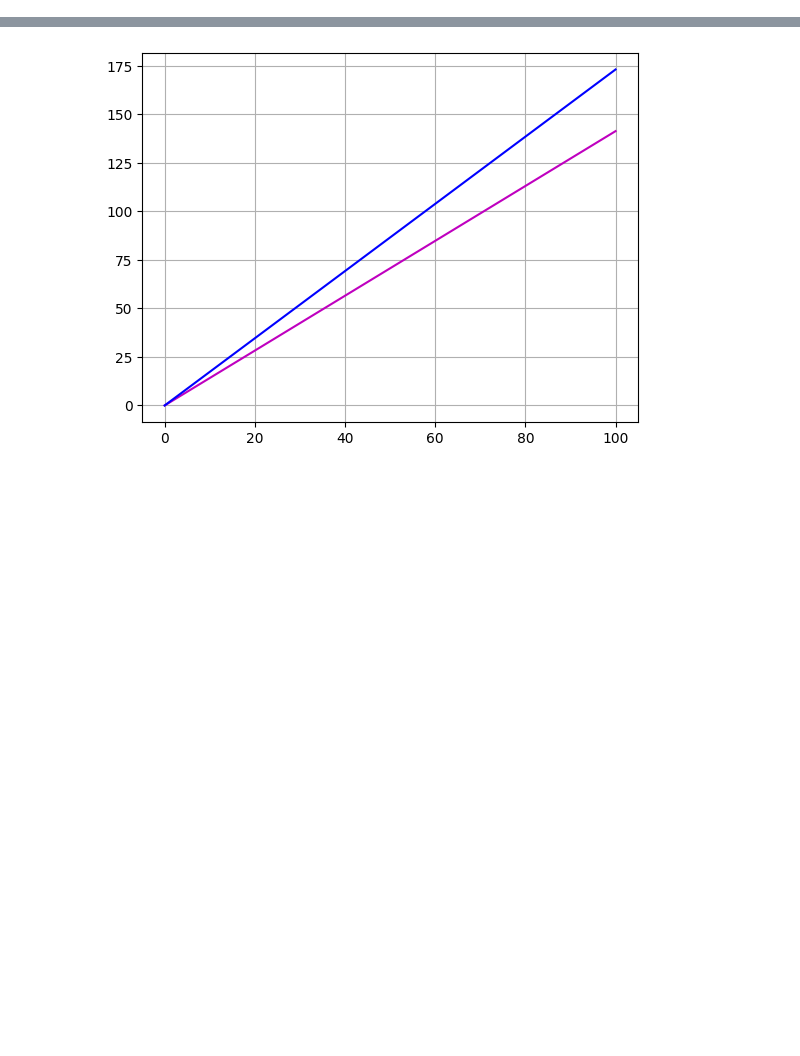
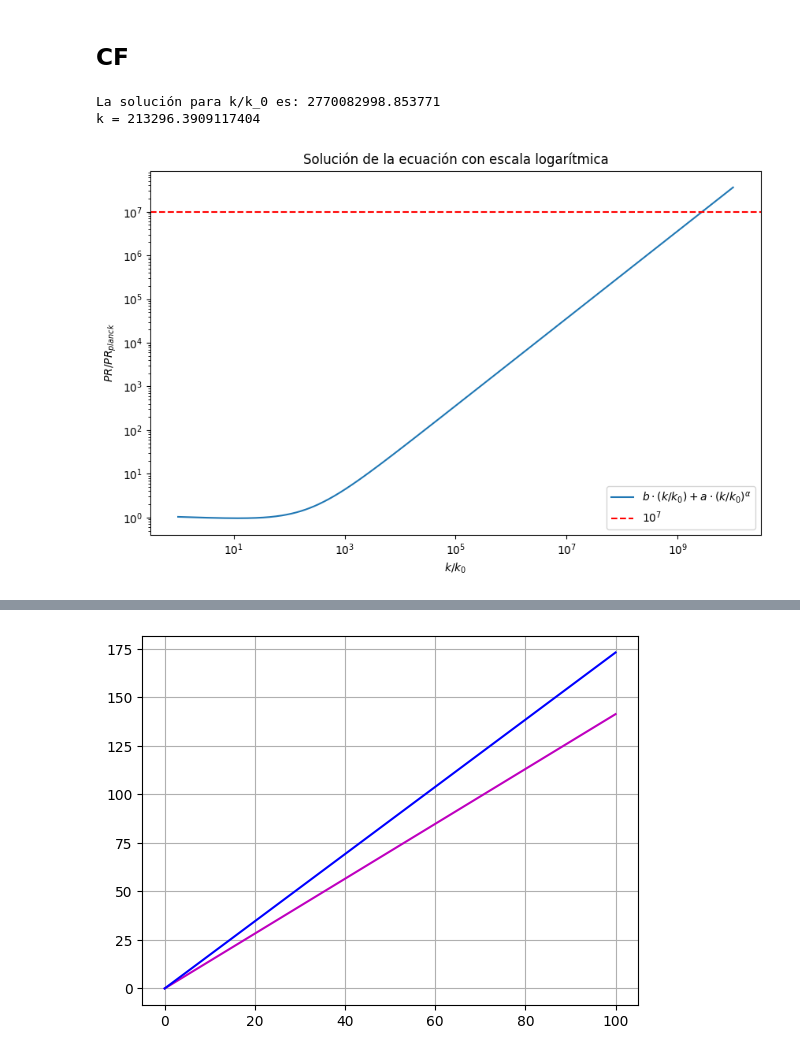
Before and after one commit to leonelGo/Coheteria, a Jupyter notebook: Motor/Motor.ipynb, the cells around one changed output, grey strips where cells are left out. Drawn from its saved outputs; the diff is of its cells as text; code cells hidden in the pictures; blank space fills up the shorter version.

```diff
--- a/Motor/Motor.ipynb
+++ b/Motor/Motor.ipynb
@@ -7,0 +349,2 @@ import pandas as pd
+# %% [markdown]
+## CF
@@ -7,0 +358,48 @@ import pandas as pd
+# %%
+import numpy as np
+from scipy.optimize import fsolve
+import matplotlib.pyplot as plt
+
+# Definir la función a resolver
+def equation(k_k0, a, b, alpha, target):
+    return b * k_k0 + a * k_k0**alpha - target
+
+# Valores dados
+a = 1.035
+b = 0.00361
+alpha = -0.0468
+target = 10**7
+k_0 = 7.7*1e-5
+
+# Suposición inicial para k/k_0
+initial_guess = 1e9
+
+# Resolver la ecuación
+k_k0_solution = fsolve(equation, initial_guess, args=(a, b, alpha, target))[0]
+k= k_k0_solution*k_0
+print("La solución para k/k_0 es:", k_k0_solution)
+print(f'k = {k}')
+
+# Generar valores para la gráfica
+def equation_to_plot(k_k0, a, b, alpha):
+    return b * k_k0 + a * k_k0**alpha
+
+k_k0_values = np.logspace(0, 10, 1000)
+equation_values = equation_to_plot(k_k0_values, a, b, alpha)
+
+# Crear la gráfica con ejes en escala logarítmica
+plt.figure(figsize=(10, 6))
+plt.plot(k_k0_values, equation_values, label=r'$b \cdot (k/k_0) + a \cdot (k/k_0)^\alpha$')
+plt.axhline(y=target, color='r', linestyle='--', label=r'$10^7$')
+plt.xscale('log')
+plt.yscale('log')
+plt.xlabel(r'$k/k_0$')
+plt.ylabel(r'$PR/PR_{planck}$')
+plt.title('Solución de la ecuación con escala logarítmica')
+plt.legend()
+#plt.grid(True, which="both", ls="--")
+plt.show()
+# %% [output]
+La solución para k/k_0 es: 2770082998.853771
+k = 213296.3909117404
+[figure, added]
```
Also changed, not shown: parts of 36 cells of this notebook, 49 other files.
